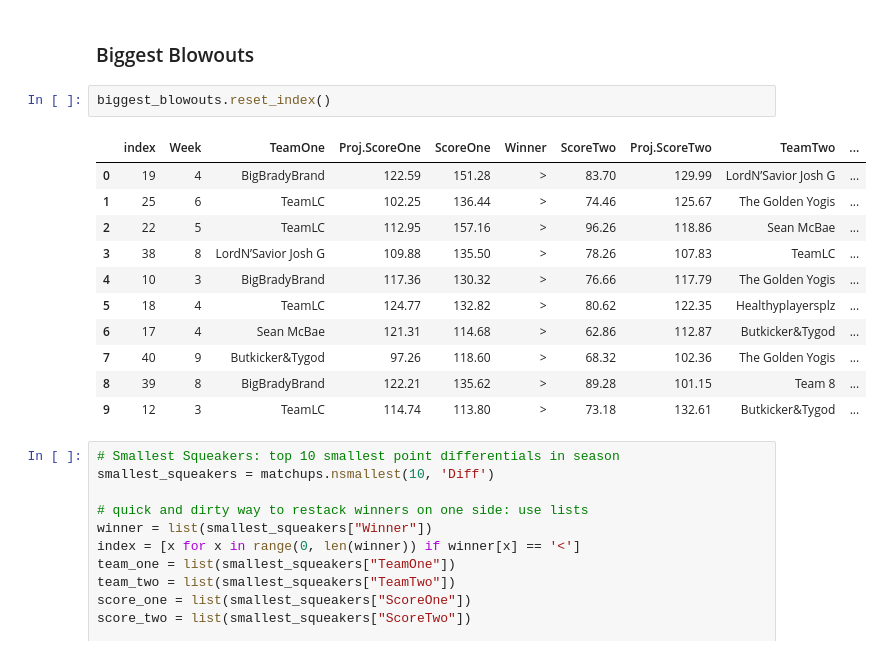
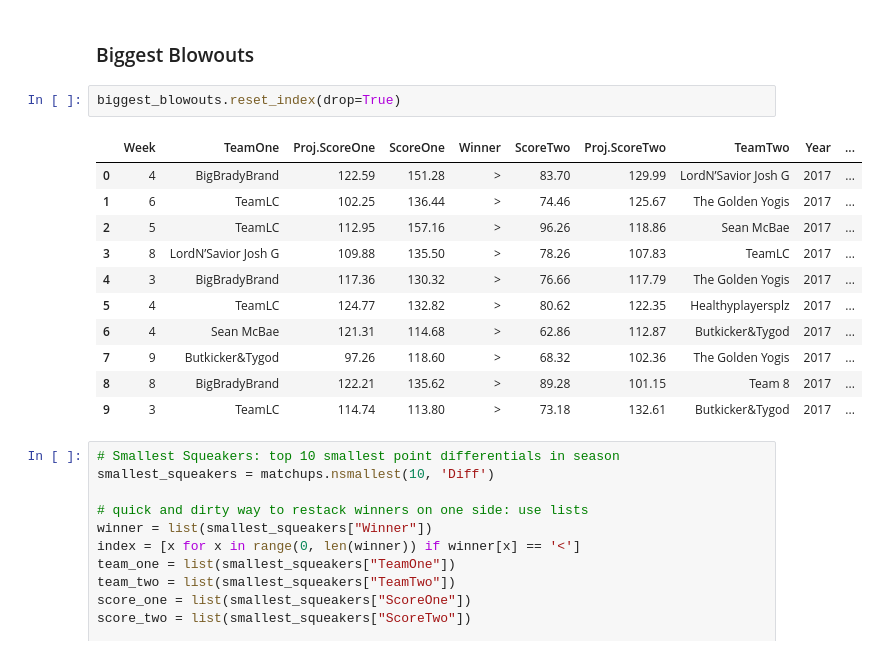
Before and after one commit to lchu122/Yahoo-Fantasy-Football-Project, a Jupyter notebook: Tracy_Bowl_2017.ipynb, the cells around one changed output. Cells and saved outputs as stored; diff of their text form.

```diff
--- a/Tracy_Bowl_2017.ipynb
+++ b/Tracy_Bowl_2017.ipynb
@@ -159,19 +159,19 @@ biggest_blowouts["Winner"] = winner
 # %% [markdown]
 ### Biggest Blowouts
 # %%
-biggest_blowouts.reset_index()
+biggest_blowouts.reset_index(drop=True)
 # %% [output]
-|  | index | Week | TeamOne | Proj.ScoreOne | ScoreOne | Winner | ScoreTwo | Proj.ScoreTwo | TeamTwo | ... |
-| 0 | 19 | 4 | BigBradyBrand | 122.59 | 151.28 | > | 83.70 | 129.99 | LordN’Savior Josh G | ... |
-| 1 | 25 | 6 | TeamLC | 102.25 | 136.44 | > | 74.46 | 125.67 | The Golden Yogis | ... |
-| 2 | 22 | 5 | TeamLC | 112.95 | 157.16 | > | 96.26 | 118.86 | Sean McBae | ... |
-| 3 | 38 | 8 | LordN’Savior Josh G | 109.88 | 135.50 | > | 78.26 | 107.83 | TeamLC | ... |
-| 4 | 10 | 3 | BigBradyBrand | 117.36 | 130.32 | > | 76.66 | 117.79 | The Golden Yogis | ... |
-| 5 | 18 | 4 | TeamLC | 124.77 | 132.82 | > | 80.62 | 122.35 | Healthyplayersplz | ... |
-| 6 | 17 | 4 | Sean McBae | 121.31 | 114.68 | > | 62.86 | 112.87 | Butkicker&Tygod | ... |
-| 7 | 40 | 9 | Butkicker&Tygod | 97.26 | 118.60 | > | 68.32 | 102.36 | The Golden Yogis | ... |
-| 8 | 39 | 8 | BigBradyBrand | 122.21 | 135.62 | > | 89.28 | 101.15 | Team 8 | ... |
-| 9 | 12 | 3 | TeamLC | 114.74 | 113.80 | > | 73.18 | 132.61 | Butkicker&Tygod | ... |
+|  | Week | TeamOne | Proj.ScoreOne | ScoreOne | Winner | ScoreTwo | Proj.ScoreTwo | TeamTwo | Year | ... |
+| 0 | 4 | BigBradyBrand | 122.59 | 151.28 | > | 83.70 | 129.99 | LordN’Savior Josh G | 2017 | ... |
+| 1 | 6 | TeamLC | 102.25 | 136.44 | > | 74.46 | 125.67 | The Golden Yogis | 2017 | ... |
+| 2 | 5 | TeamLC | 112.95 | 157.16 | > | 96.26 | 118.86 | Sean McBae | 2017 | ... |
+| 3 | 8 | LordN’Savior Josh G | 109.88 | 135.50 | > | 78.26 | 107.83 | TeamLC | 2017 | ... |
+| 4 | 3 | BigBradyBrand | 117.36 | 130.32 | > | 76.66 | 117.79 | The Golden Yogis | 2017 | ... |
+| 5 | 4 | TeamLC | 124.77 | 132.82 | > | 80.62 | 122.35 | Healthyplayersplz | 2017 | ... |
+| 6 | 4 | Sean McBae | 121.31 | 114.68 | > | 62.86 | 112.87 | Butkicker&Tygod | 2017 | ... |
+| 7 | 9 | Butkicker&Tygod | 97.26 | 118.60 | > | 68.32 | 102.36 | The Golden Yogis | 2017 | ... |
+| 8 | 8 | BigBradyBrand | 122.21 | 135.62 | > | 89.28 | 101.15 | Team 8 | 2017 | ... |
+| 9 | 3 | TeamLC | 114.74 | 113.80 | > | 73.18 | 132.61 | Butkicker&Tygod | 2017 | ... |
 # %%
 # Smallest Squeakers: top 10 smallest point differentials in season
 smallest_squeakers = matchups.nsmallest(10, 'Diff')
```
Also changed, not shown: parts of 1 cell of this notebook.
